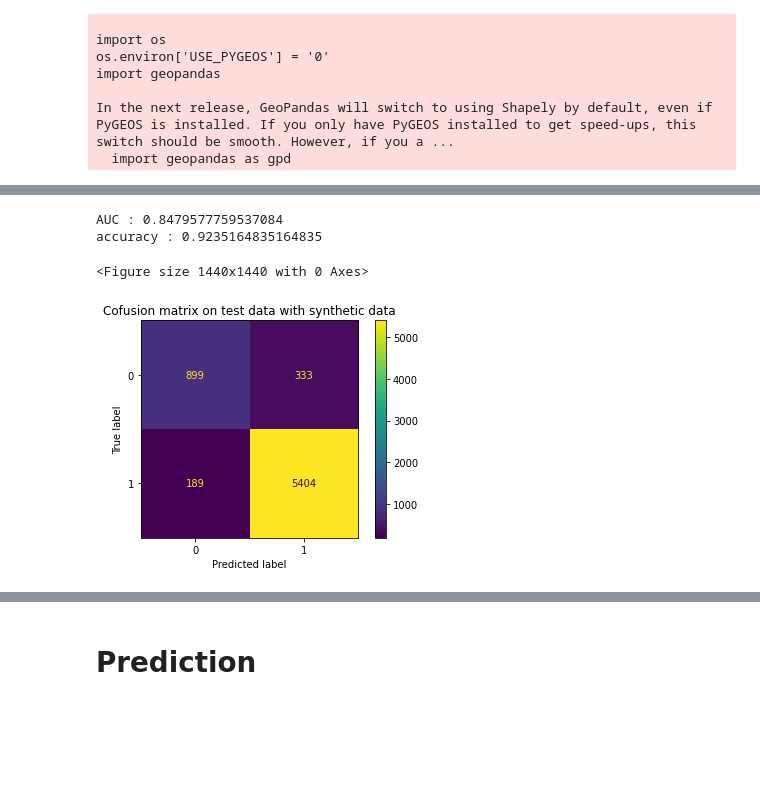
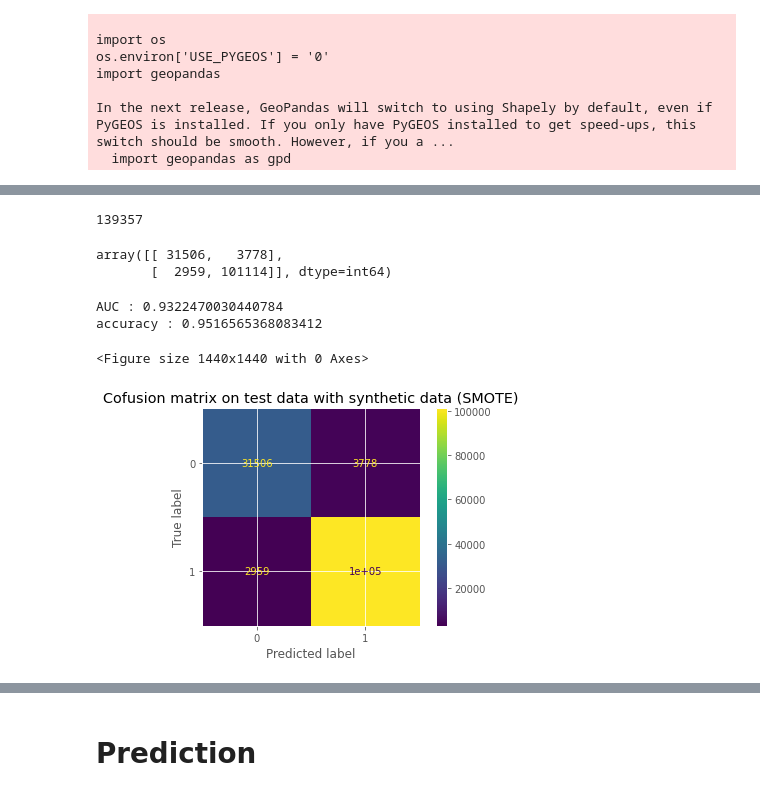
Before and after one commit to benmaizadiam/attractivite_des_rues, a Jupyter notebook: 7-b-type_building_na.ipynb, the cells around one changed output, grey strips where cells are left out. Drawn from its saved outputs; the diff is of its cells as text; code cells hidden in the pictures; blank space fills up the shorter version.

```diff
--- a/7-b-type_building_na.ipynb
+++ b/7-b-type_building_na.ipynb
@@ -234,0 +442,3 @@ X_train, X_test, y_train, y_test =train_test_split(data_no,building_types,random
+# %%
+plt.style.use('ggplot')
+pd.Series(y_train).hist()
@@ -235,4 +448,6 @@ X_train, X_test, y_train, y_test =train_test_split(data_no,building_types,random
 # %%
-from imblearn.over_sampling import SMOTE,ADASYN
+
 sm = SMOTE(n_jobs=-1)
-X_res, y_res = sm.fit_resample(X_train, y_train)
+X_res, y_res = sm.fit_resample(X_train, y_train.reshape((-1,1)))
+plt.style.use('ggplot')
+pd.Series(y_res).hist()
@@ -239,2 +457,5 @@ X_res, y_res = sm.fit_resample(X_train, y_train)
 # %%
-pd.Series(y_res).value_counts()
+ad = ADASYN(n_jobs=-1)
+X_res_ad, y_res_ad = ad.fit_resample(X_train, y_train)
+plt.style.use('ggplot')
+pd.Series(y_res_ad).hist()
@@ -244,0 +462,3 @@ dtype: int64
+# %%
+plt.style.use('ggplot')
+pd.Series(y_res_ad).hist()
@@ -263,18 +486,27 @@ accuracy : 0.9236630036630037
+# %%
+confusion_matrix(y_test,ypred).sum()
+# %% [output]
+139357
+# %%
+confusion_matrix(y_test,ypred)
+# %% [output]
+array([[ 31506,   3778],
+       [  2959, 101114]], dtype=int64)
 # %%
 
 model = xgb.XGBClassifier(n_estimators=100)
 model.fit(X_res, y_res)
 ypred = model.predict(X_test)
 print('AUC :',roc_auc_score(y_test,ypred,average=None))
 print('accuracy :',accuracy_score(y_test,ypred))
 plt.figure(figsize=(20,20))
 p=ConfusionMatrixDisplay(confusion_matrix(y_test,ypred))
 
 p.plot()
-plt.title('Cofusion matrix on test data with synthetic data')
+plt.title('Cofusion matrix on test data with synthetic data (SMOTE)')
 plt.show()
 # %% [output]
-AUC : 0.8479577759537084
-accuracy : 0.9235164835164835
+AUC : 0.9322470030440784
+accuracy : 0.9516565368083412
 <Figure size 1440x1440 with 0 Axes>
-[figure, old version]
+[figure, new version]
```
Also changed, not shown: parts of 70 cells of this notebook, 12 other files.
